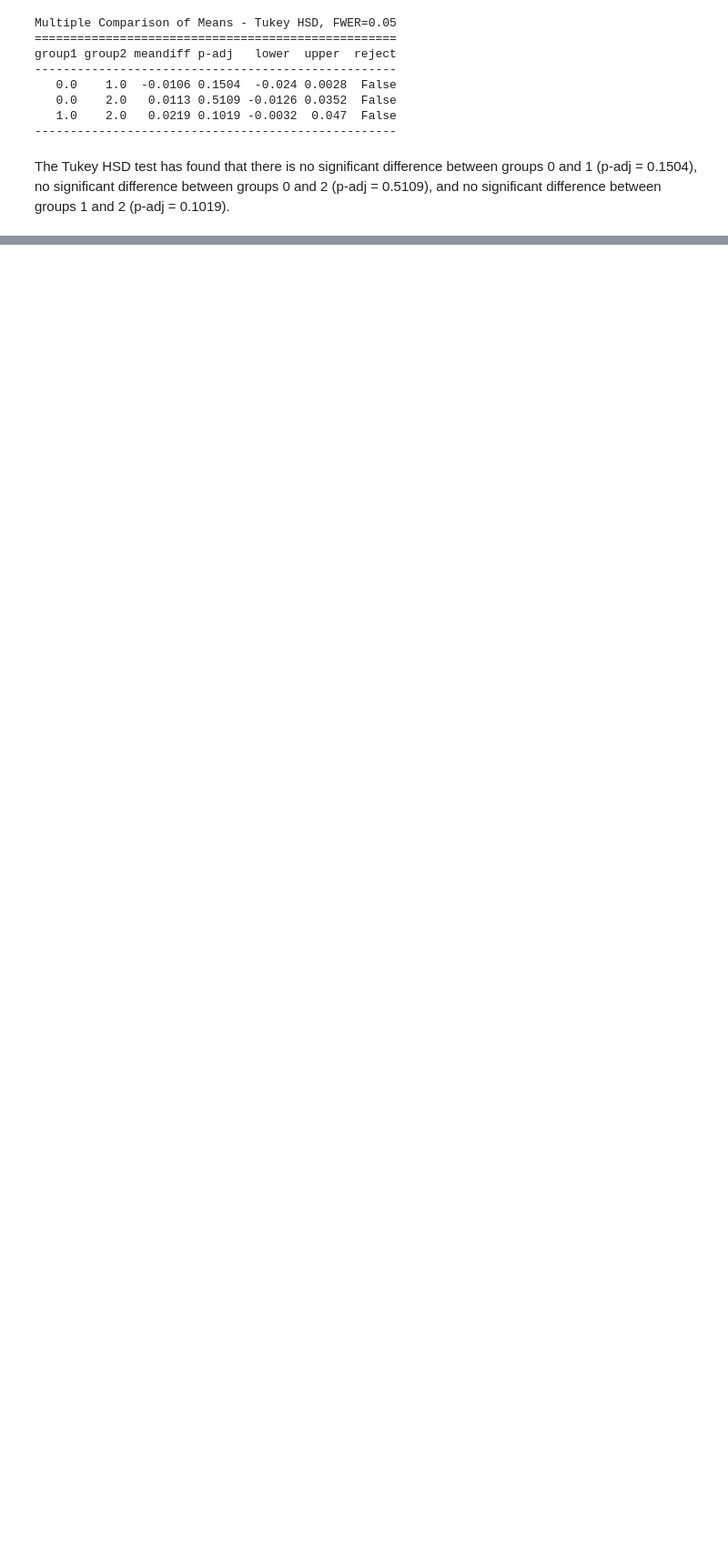
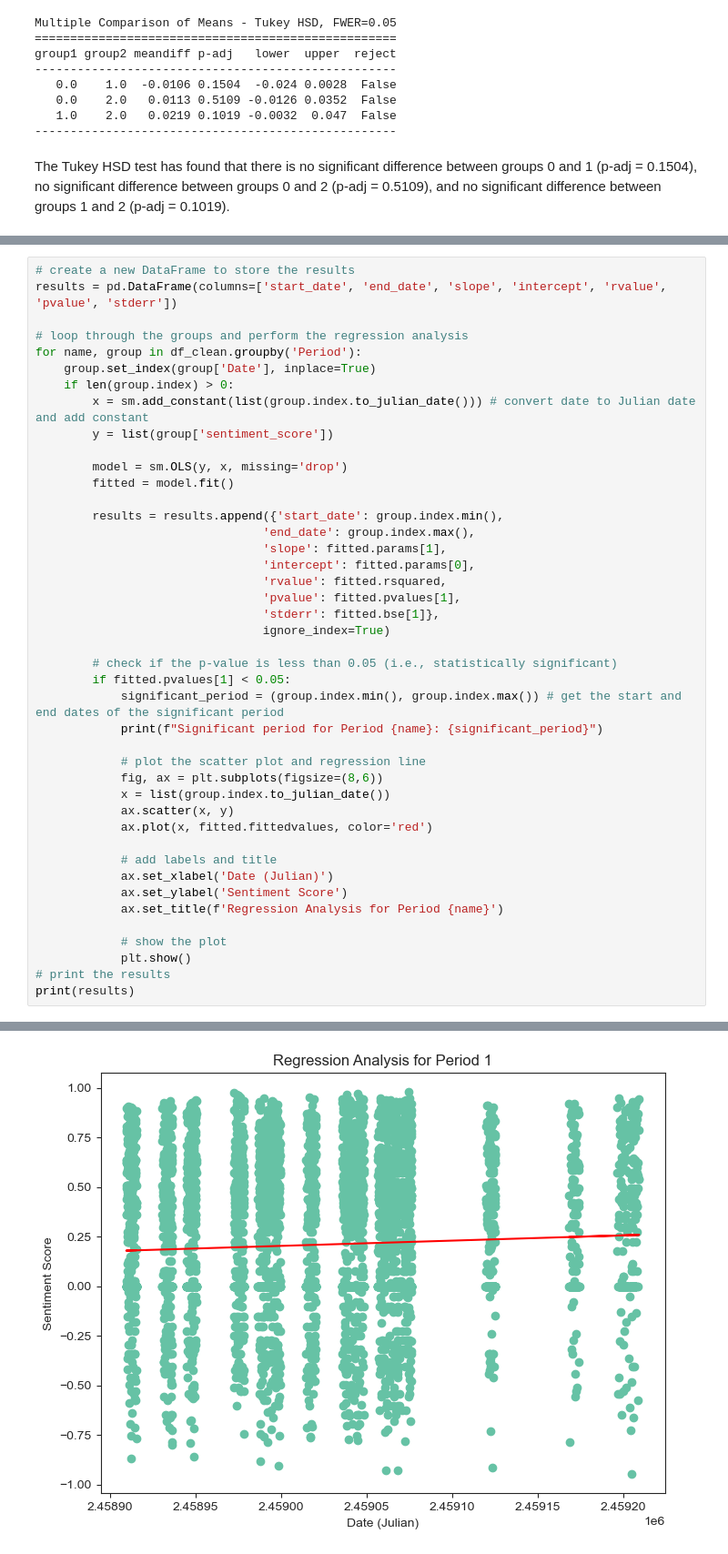
Before and after one commit to macs30200-s23/fitspiration-tweets-project, a Jupyter notebook: analysis/analyze.ipynb, the cells around one changed output, grey strips where cells are left out. Shown at 91% size. Cells and saved outputs as stored; diff of their text form; blank space fills up the shorter version.

Commit message:
update analysis

```diff
--- a/analysis/analyze.ipynb
+++ b/analysis/analyze.ipynb
@@ -174,0 +170,44 @@ The Tukey HSD test has found that there is no significant difference between gro
+# %%
+# create a new DataFrame to store the results
+results = pd.DataFrame(columns=['start_date', 'end_date', 'slope', 'intercept', 'rvalue', 'pvalue', 'stderr'])
+
+# loop through the groups and perform the regression analysis
+for name, group in df_clean.groupby('Period'):
+    group.set_index(group['Date'], inplace=True)
+    if len(group.index) > 0:
+        x = sm.add_constant(list(group.index.to_julian_date())) # convert date to Julian date and add constant
+        y = list(group['sentiment_score'])
+
+        model = sm.OLS(y, x, missing='drop')
+        fitted = model.fit()
+
+        results = results.append({'start_date': group.index.min(),
+                                'end_date': group.index.max(),
+                                'slope': fitted.params[1],
+                                'intercept': fitted.params[0],
+                                'rvalue': fitted.rsquared,
+                                'pvalue': fitted.pvalues[1],
+                                'stderr': fitted.bse[1]},
+                                ignore_index=True)
+
+        # check if the p-value is less than 0.05 (i.e., statistically significant)
+        if fitted.pvalues[1] < 0.05:
+            significant_period = (group.index.min(), group.index.max()) # get the start and end dates of the significant period
+            print(f"Significant period for Period {name}: {significant_period}")
+
+            # plot the scatter plot and regression line
+            fig, ax = plt.subplots(figsize=(8,6))
+            x = list(group.index.to_julian_date())
+            ax.scatter(x, y)
+            ax.plot(x, fitted.fittedvalues, color='red')
+
+            # add labels and title
+            ax.set_xlabel('Date (Julian)')
+            ax.set_ylabel('Sentiment Score')
+            ax.set_title(f'Regression Analysis for Period {name}')
+
+            # show the plot
+            plt.show()
+# print the results
+print(results)
+# %% [output]
@@ -174,0 +215 @@ The Tukey HSD test has found that there is no significant difference between gro
+[figure, added]
```
Also changed, not shown: parts of 22 cells of this notebook, 2 other files.
